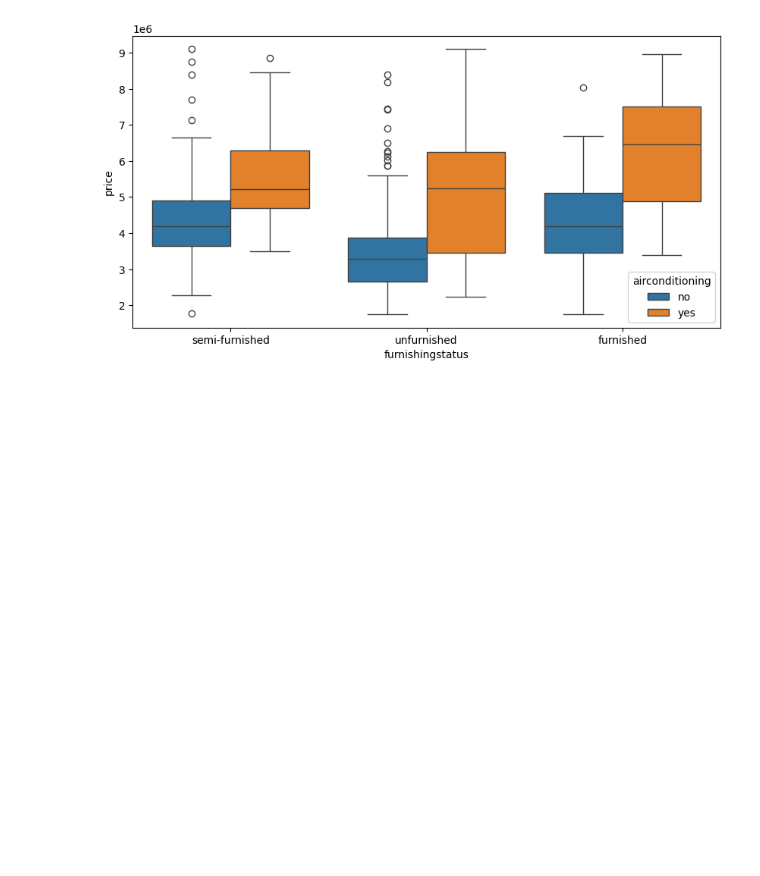
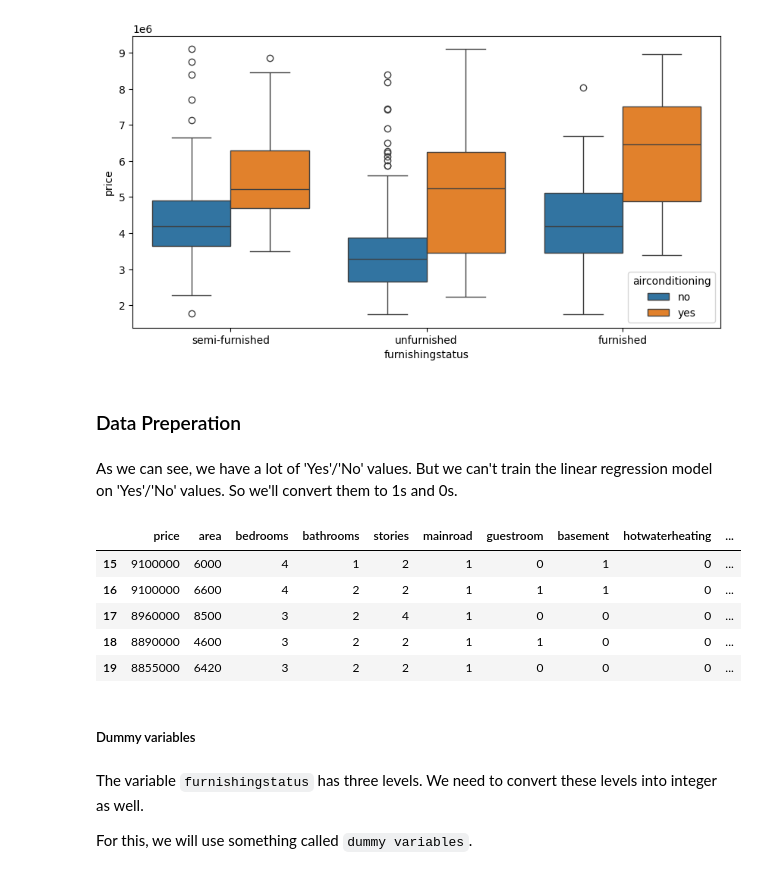
Before and after one commit to nagrohan579/house_price_prediction_linear_regression_model, a Jupyter notebook: house_price_prediction_linear_regression_model.ipynb, the cells around one changed output. Saved outputs shown, nothing was run; the diff lists cells and outputs as text; code cells hidden in the pictures; blank space fills up the shorter version.

Commit message:
Dealt with categorical data

```diff
--- a/house_price_prediction_linear_regression_model.ipynb
+++ b/house_price_prediction_linear_regression_model.ipynb
@@ -189,3 +189,32 @@ sns.boxplot(x = 'furnishingstatus', y = 'price', hue = 'airconditioning', data =
 # %% [output]
 <Axes: xlabel='furnishingstatus', ylabel='price'>
 [figure]
+# %% [markdown]
+### Data Preperation
+# %% [markdown]
+As we can see, we have a lot of 'Yes'/'No' values. But we can't train the linear regression model on 'Yes'/'No' values. So we'll convert them to 1s and 0s.
+# %%
+# List of variables to map
+
+varlist =  ['mainroad', 'guestroom', 'basement', 'hotwaterheating', 'airconditioning', 'prefarea']
+
+# Applying the function to the housing list
+
+housing[varlist] = housing[varlist].apply(lambda x:x.map({'yes':1,'no':0}))
+# %%
+# Checking the dataframe now for changes
+
+housing.head()
+# %% [output]
+|  | price | area | bedrooms | bathrooms | stories | mainroad | guestroom | basement | hotwaterheating | ... |
+| 15 | 9100000 | 6000 | 4 | 1 | 2 | 1 | 0 | 1 | 0 | ... |
+| 16 | 9100000 | 6600 | 4 | 2 | 2 | 1 | 1 | 1 | 0 | ... |
+| 17 | 8960000 | 8500 | 3 | 2 | 4 | 1 | 0 | 0 | 0 | ... |
+| 18 | 8890000 | 4600 | 3 | 2 | 2 | 1 | 1 | 0 | 0 | ... |
+| 19 | 8855000 | 6420 | 3 | 2 | 2 | 1 | 0 | 0 | 0 | ... |
+# %% [markdown]
+##### Dummy variables
+# %% [markdown]
+The variable `furnishingstatus` has three levels. We need to convert these levels into integer as well.
+
+For this, we will use something called `dummy variables`.
```
Also changed, not shown: parts of 8 cells of this notebook.
